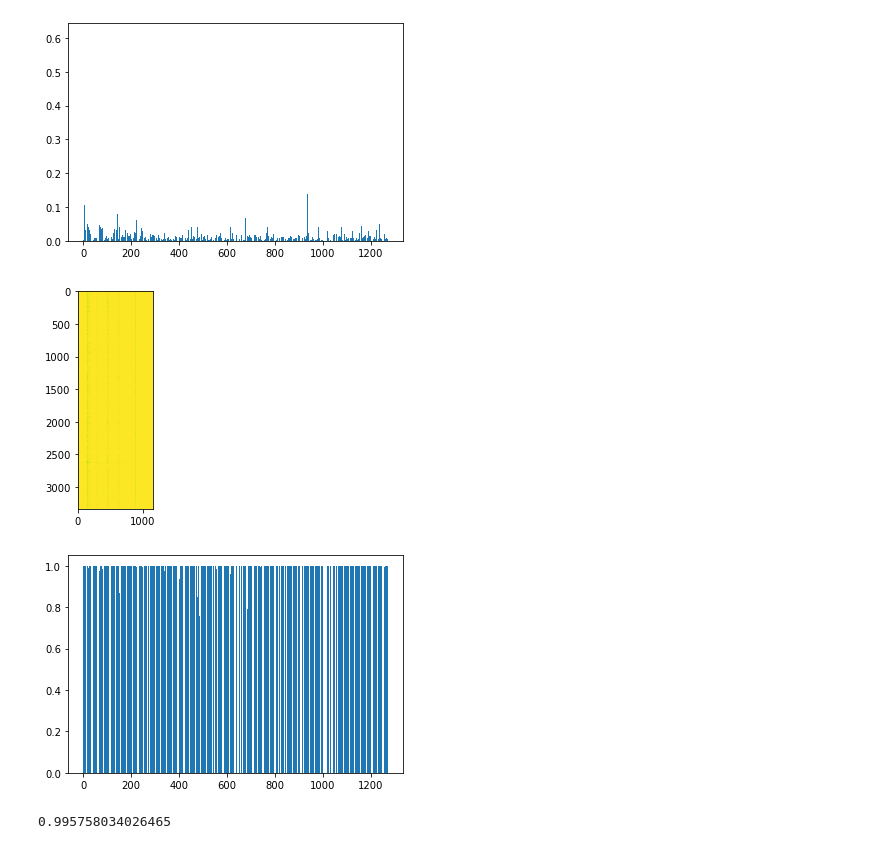
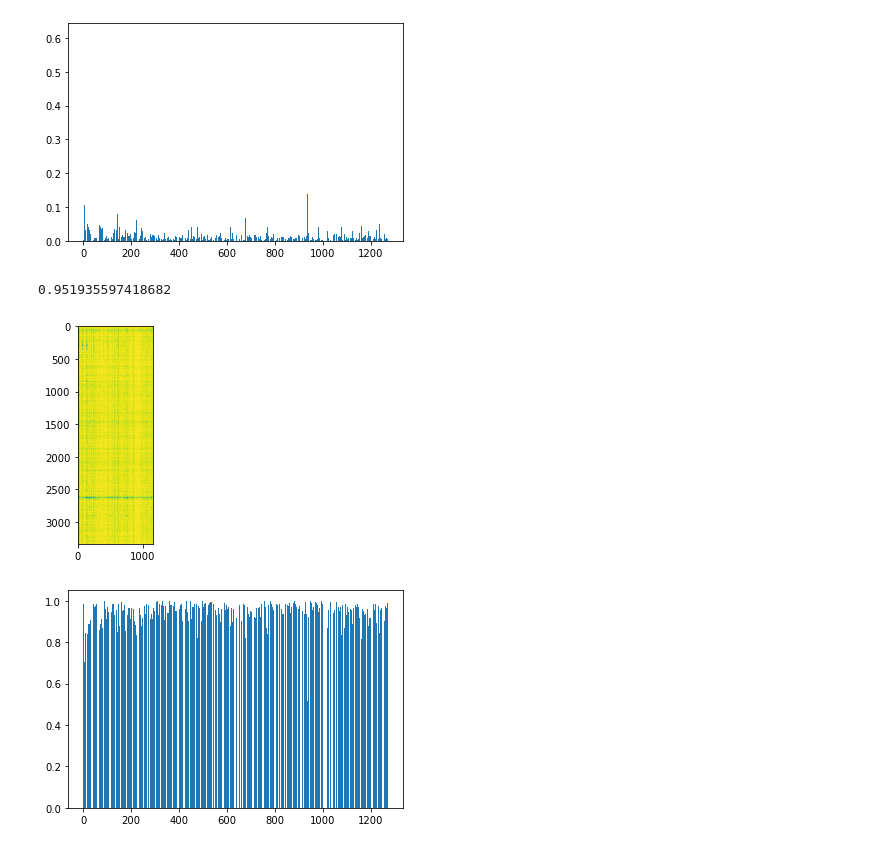
Before and after one commit to Takkoona/fixynergy, a Jupyter notebook: 5_visualize_results.ipynb, the cells around one changed output. Saved outputs shown, nothing was run; the diff lists cells and outputs as text; code cells hidden in the pictures.

```diff
--- a/5_visualize_results.ipynb
+++ b/5_visualize_results.ipynb
@@ -48,33 +49,42 @@ pred_scores = mutation_scores.loc[~mutation_scores["Accession"].isin(
 # %%
 with Pool(os.cpu_count()) as p:
     pred_AA = p.starmap(
-        func=calculate_pred_AA,
-        iterable=((ac, ac_group, aa_table, true_AA[true_AA["Accession"] == ac].set_index("Pos"))
+        func=extract_AA,
+        iterable=((ac, ac_group, aa_table)
                   for ac, ac_group in pred_scores.groupby("Accession", sort=False))
     )
     pred_AA = pd.concat(pred_AA)
     pred_AA = pred_AA.sort_values(["Accession", "Pos"])
     pred_AA = pred_AA.reset_index(drop=True)
+# %%
+assert all(true_AA["Accession"] == pred_AA["Accession"])
+assert all(true_AA["Pos"] == pred_AA["Pos"])
+
+pred_true = true_AA["AA"] == pred_AA["AA"]
+pred_true = pd.concat([true_AA["Accession"], true_AA["Pos"], pred_true], axis=1)
+sum(pred_true["AA"]) / len(true_AA)
+# %% [output]
+0.951935597418682
 # %%
 plt.imshow(
-    pred_AA.pivot_table(index="Accession", columns="Pos",
-                        values="AA", sort=False),
+    pred_true.pivot_table(
+        index="Accession",
+        columns="Pos",
+        values="AA",
+        sort=False
+    ),
 )
 plt.savefig("plots/correct_AA_heatmap.pdf", bbox_inches="tight")
 # %% [output]
-[figure, old version]
+[figure, new version]
 # %%
 n_seq = pred_scores["Accession"].nunique()
 
 correct_AA = [{"Pos": pos, "Freq": sum(pos_group["AA"]) / n_seq}
-              for pos, pos_group in pred_AA.groupby("Pos")]
+              for pos, pos_group in pred_true.groupby("Pos")]
 correct_AA = pd.DataFrame.from_records(correct_AA)
 
 plt.bar(correct_AA["Pos"], correct_AA["Freq"])
 plt.savefig("plots/correct_AA_freq.pdf")
 # %% [output]
-[figure, old version]
+[figure, new version]
-# %%
-sum(pred_AA["AA"]) / len(pred_AA.index)
-# %% [output]
-0.995758034026465
```
Also changed, not shown: parts of 6 cells of this notebook, 6 other files.
